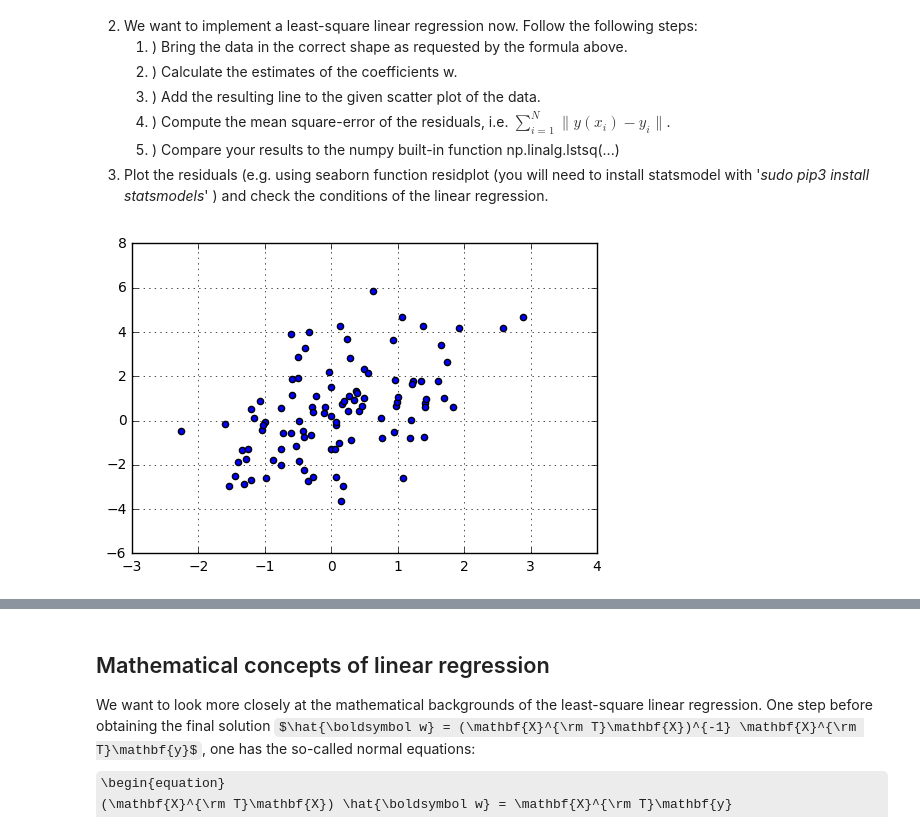
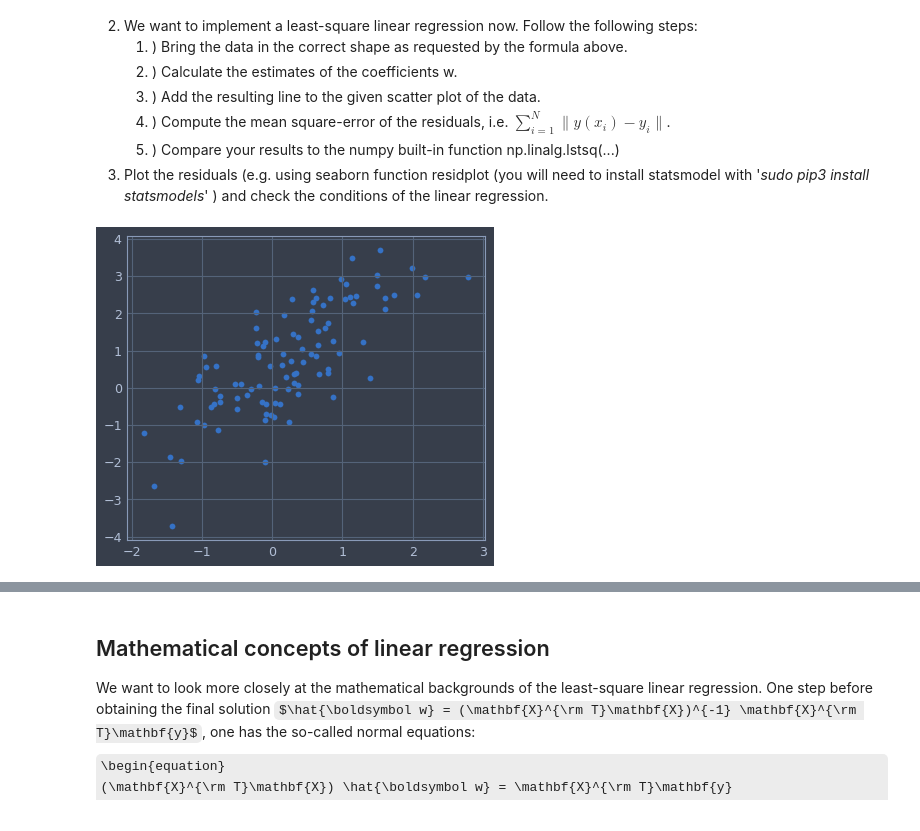
Before and after one commit to svilches/ml, a Jupyter notebook: Assignment 3/3.1 Least Square Linear Regression.ipynb, the cells around one changed output, grey strips where cells are left out. Cells and saved outputs as stored; diff of their text form; code cells hidden in the pictures; some formulas as TeX source.

```diff
--- a/Assignment 3/3.1 Least Square Linear Regression.ipynb
+++ b/Assignment 3/3.1 Least Square Linear Regression.ipynb
@@ -27,20 +27,22 @@ __Tasks:__
 # %%
 %matplotlib inline
 import numpy as np
 import matplotlib.pyplot as plt
+from jupyterthemes import jtplot
 
 ## Generate data
 N_samples = 100
-white_noise_stddev = 2
-X = np.random.randn(N_samples,1)
-eps = np.random.randn(N_samples,1)*white_noise_stddev
-w = [1.3]
-y = 0.5+w*X+eps
+white_noise_stddev = 1
+Xdata = np.random.randn(N_samples,1); #Generates some x values centered around 0
+eps = np.random.randn(N_samples,1)*white_noise_stddev #Generates gausian noise
+w = [1.3] # slope
+y = 0.5+w*Xdata+eps
 
 ## Make Plot of the data
-plt.scatter(X, y);
-plt.grid()
+jtplot.style('onedork')
+plt.scatter(Xdata, y);
+plt.show()
 # %% [output]
-[figure, old version]
+[figure, new version]
 # %%
 ## 2. A) Bring the data in the correct shape
```
Also changed, not shown: parts of 1 cell of this notebook.
